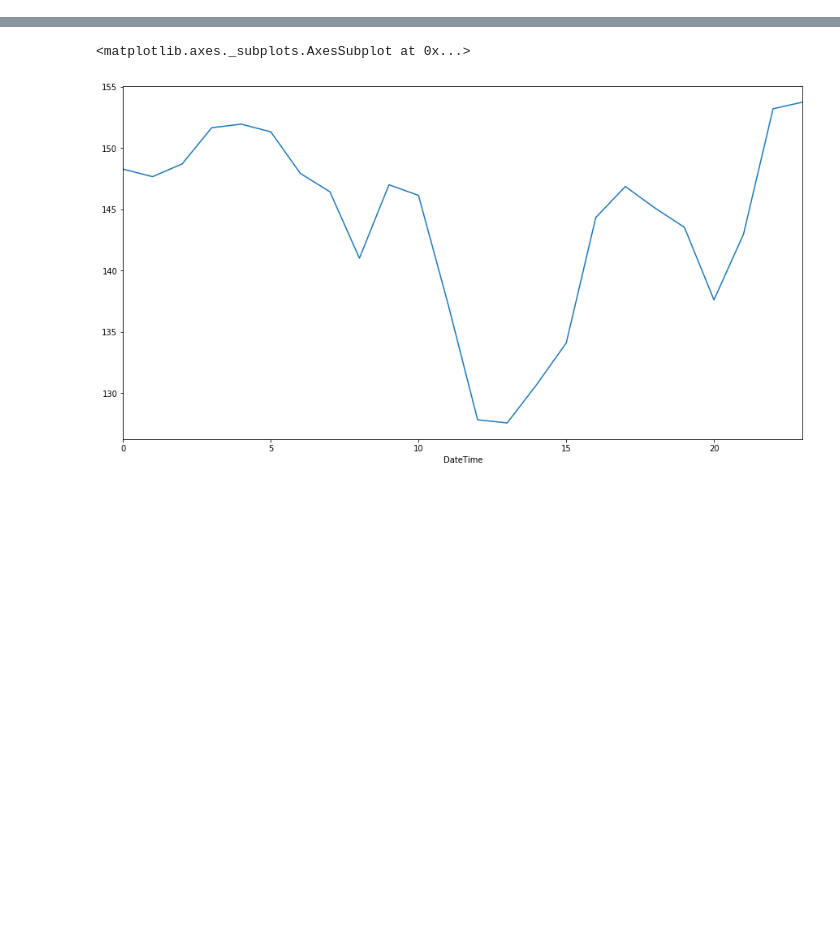
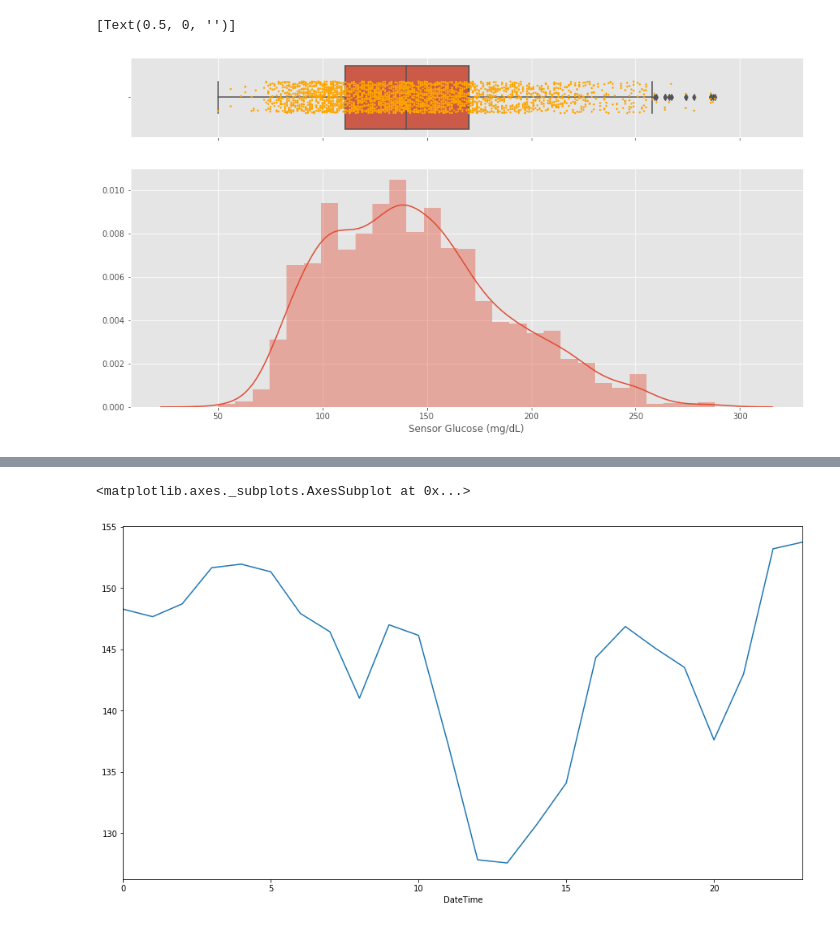
Before and after one commit to gmagannaDevelop/Diabetes-Analysis, a Jupyter notebook: Exploratory.ipynb, the cells around one changed output, grey strips where cells are left out. Cells and saved outputs as stored; diff of their text form; code cells hidden in the pictures; blank space fills up the shorter version.

```diff
--- a/Exploratory.ipynb
+++ b/Exploratory.ipynb
@@ -63,0 +71,9 @@ y['Sensor Glucose (mg/dL)'].plot()
+# %%
+f, (ax_box, ax_hist) = plt.subplots(2, sharex=True, gridspec_kw={"height_ratios": (.25, .75)})
+sns.boxplot(y['Sensor Glucose (mg/dL)'].dropna(), ax=ax_box)
+sns.stripplot(y['Sensor Glucose (mg/dL)'], color="orange", jitter=0.2, size=2.5, ax=ax_box)
+sns.distplot(y['Sensor Glucose (mg/dL)'].dropna(), ax=ax_hist, kde=True)
+ax_box.set(xlabel='')
+# %% [output]
+[Text(0.5, 0, '')]
+[figure, added]
```
Also changed, not shown: parts of 17 cells of this notebook, 1 other file.
